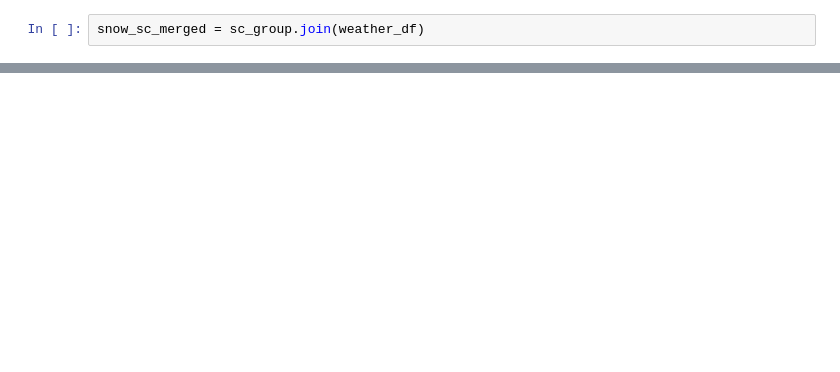
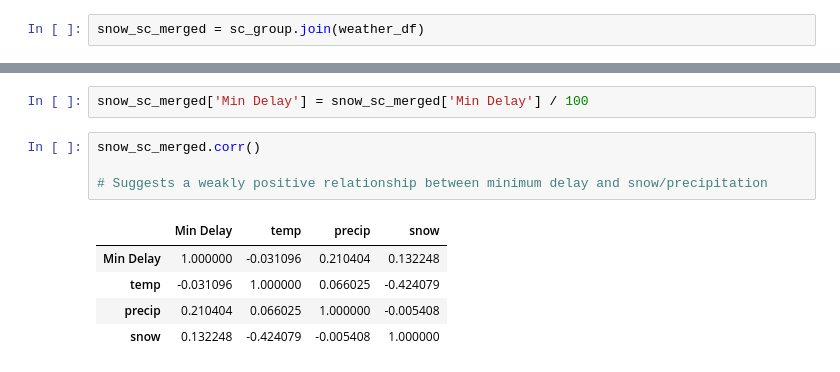
Before and after one commit to alok-drop/weather_mobility_analysis, a Jupyter notebook: snow_delay.ipynb, the cells around one changed output, grey strips where cells are left out. Saved outputs shown, nothing was run; the diff lists cells and outputs as text; blank space fills up the shorter version.

```diff
--- a/snow_delay.ipynb
+++ b/snow_delay.ipynb
@@ -95,0 +118,12 @@ snow_sc_merged = sc_group.join(weather_df)
+# %%
+snow_sc_merged['Min Delay'] = snow_sc_merged['Min Delay'] / 100
+# %%
+snow_sc_merged.corr()
+
+# Suggests a weakly positive relationship between minimum delay and snow/precipitation
+# %% [output]
+|  | Min Delay | temp | precip | snow |
+| Min Delay | 1.000000 | -0.031096 | 0.210404 | 0.132248 |
+| temp | -0.031096 | 1.000000 | 0.066025 | -0.424079 |
+| precip | 0.210404 | 0.066025 | 1.000000 | -0.005408 |
+| snow | 0.132248 | -0.424079 | -0.005408 | 1.000000 |
```
Also changed, not shown: parts of 15 cells of this notebook.
